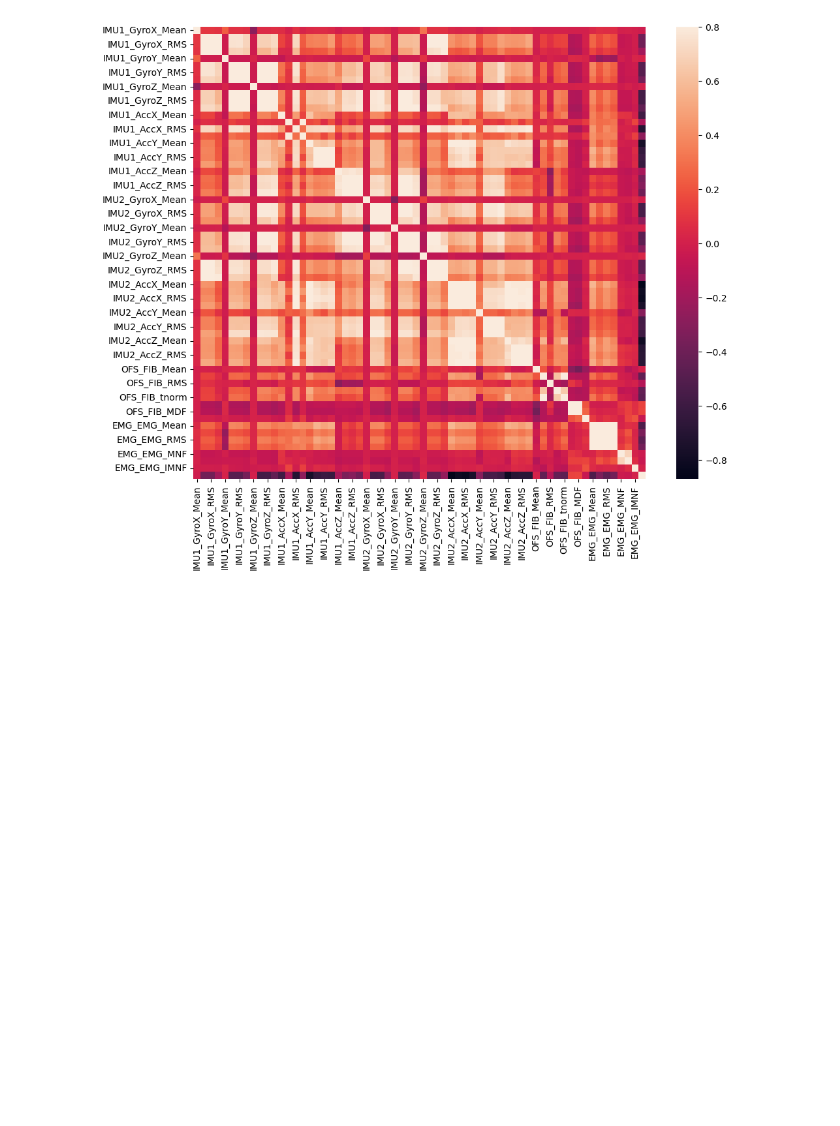
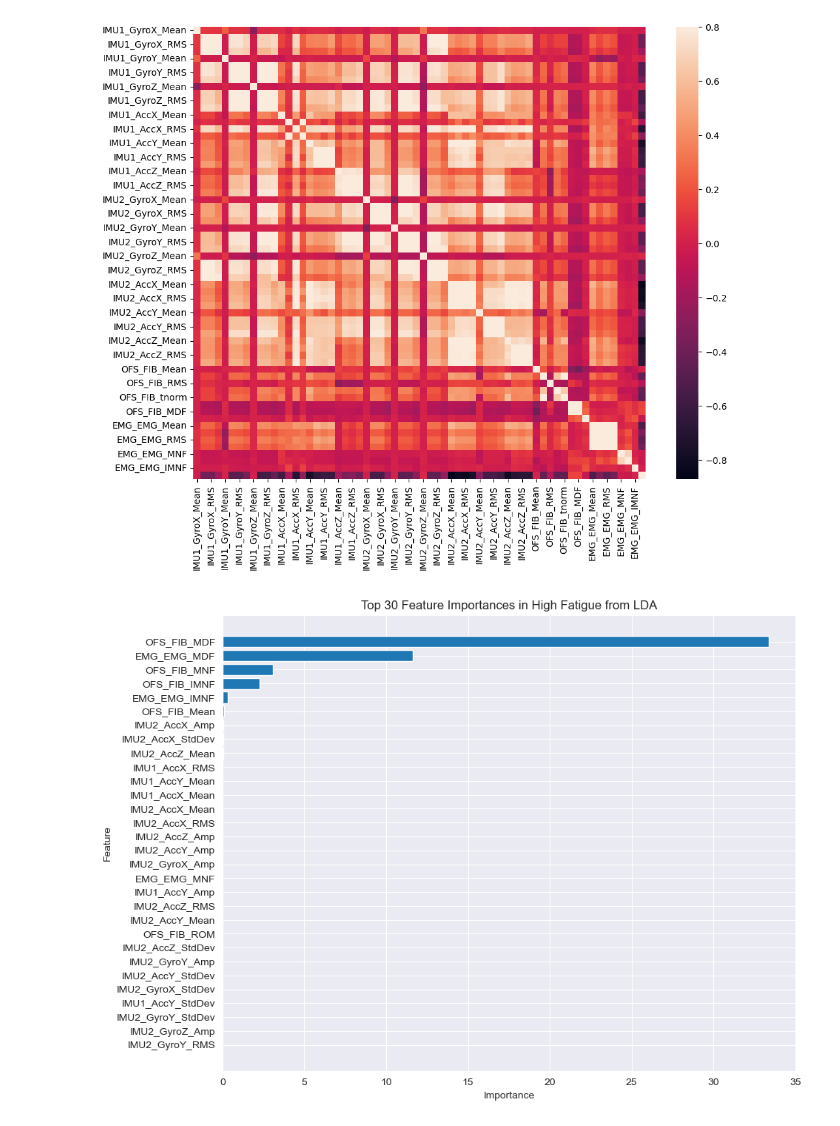
Before and after one commit to shinmohuang/FurtherResearch, a Jupyter notebook: daraset_visualization.ipynb, the cells around one changed output. Drawn from its saved outputs; the diff is of its cells as text; code cells hidden in the pictures; blank space fills up the shorter version.

Commit message:
add: trained model

```diff
--- a/daraset_visualization.ipynb
+++ b/daraset_visualization.ipynb
@@ -39,3 +29,5 @@ print(dataset.columns)
+# %%
+dataset.iloc[:, -1] = dataset.iloc[:, -1] - 1
 # %%
 # Visualize the dataset
 import matplotlib.pyplot as plt
@@ -74,8 +66,42 @@ plt.show()
 # %% [output]
 [figure]
 # %%
-# Create a scatterplot
-sns.set()
-cols = header_list
-sns.pairplot(dataset[cols], height=2.5)
-plt.show()
+from sklearn.discriminant_analysis import LinearDiscriminantAnalysis as LDA
+
+# Separating features and labels
+X = dataset.iloc[:, :-1]  # all rows, all columns except the last one
+y = dataset.iloc[:, -1]   # all rows, only the last column
+
+# Initialize LDA
+lda_lsqr = LDA(solver='lsqr', shrinkage='auto') # LDA with Least Squares Solution, with shrinkage, suit for small sample size
+
+# Fitting the LDA model
+lda_transformed_lsqr = lda_lsqr.fit(X, y)
+# %%
+import matplotlib.pyplot as plt
+import numpy as np
+
+# Extract the coefficients of the linear discriminants
+lda_coefficients = lda_lsqr.coef_[2]  # high fatigue levels' coefficients
+pd.DataFrame(lda_coefficients)
+
+# Get the absolute values of the coefficients
+importance = np.abs(lda_coefficients)
+
+
+# Create a DataFrame for visualization
+feature_importance = pd.DataFrame({'Feature': header_list[:-1], 'Importance': importance})
+
+# Sort the DataFrame by importance
+feature_importance = feature_importance.sort_values(by='Importance', ascending=False)
+
+# Plotting
+plt.figure(figsize=(10, 8))
+plt.barh(feature_importance['Feature'][:30], feature_importance['Importance'][:30])
+plt.xlabel('Importance')
+plt.ylabel('Feature')
+plt.title('Top 30 Feature Importances in High Fatigue from LDA')
+plt.gca().invert_yaxis()  # To display the highest importance at the top
+plt.show()
+# %% [output]
+[figure, added]
```
Also changed, not shown: parts of 4 cells of this notebook, 6 other files.
